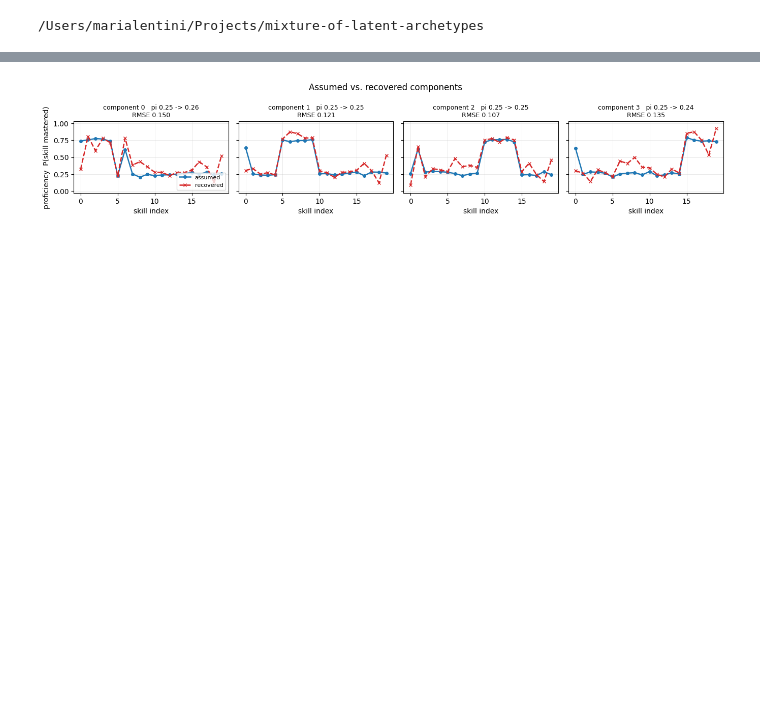
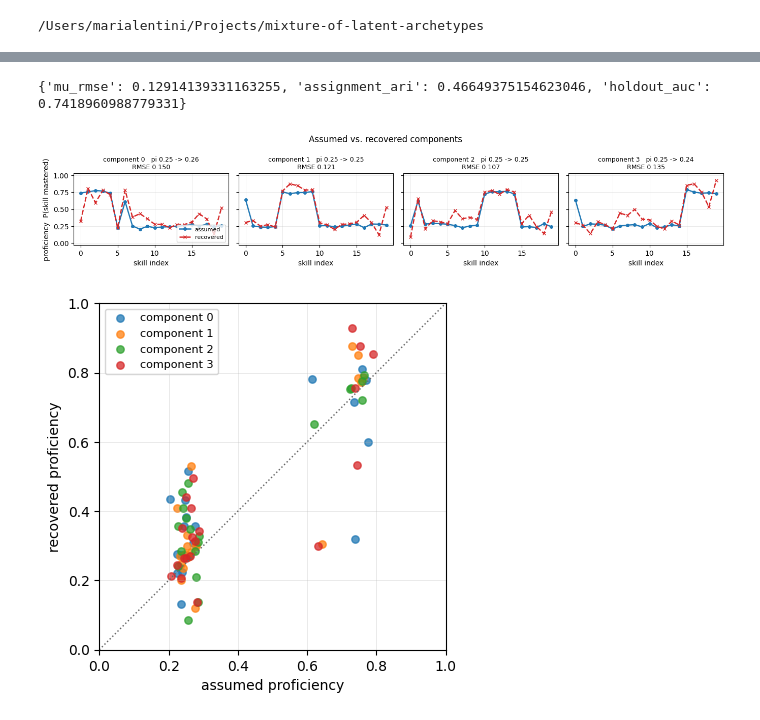
Before and after one commit to lentin26/mixture-of-latent-archetypes, a Jupyter notebook: notebooks/simulation-study.ipynb, the cells around one changed output, grey strips where cells are left out. Drawn from its saved outputs; the diff is of its cells as text; code cells hidden in the pictures; blank space fills up the shorter version.

```diff
--- a/notebooks/simulation-study.ipynb
+++ b/notebooks/simulation-study.ipynb
@@ -14,9 +24,14 @@ Do the learned latent variables correspond to real cognitive mastery or useful l
 # %%
 from src.simulations import run_condition
 from src.simulations.factors import SimulationCondition
-from src.simulations.viz import plot_component_recovery
+from src.simulations.viz import plot_component_recovery, plot_recovery_scatter
 
 result = run_condition(SimulationCondition(n_archetypes=4, n_learners=10_000), seed=0, return_fit=True)
 fig = plot_component_recovery(result, save="figures/component_recovery.pdf")
+plot_recovery_scatter(result, save="figures/recovery_scatter.pdf")
+
+print({k: result.metrics[k] for k in ("mu_rmse", "assignment_ari", "holdout_auc")})
 # %% [output]
+{'mu_rmse': 0.12914139331163255, 'assignment_ari': 0.46649375154623046, 'holdout_auc': 0.7418960988779331}
 [figure]
+[figure, added]
```
Also changed, not shown: parts of 11 cells of this notebook, 13 other files.
